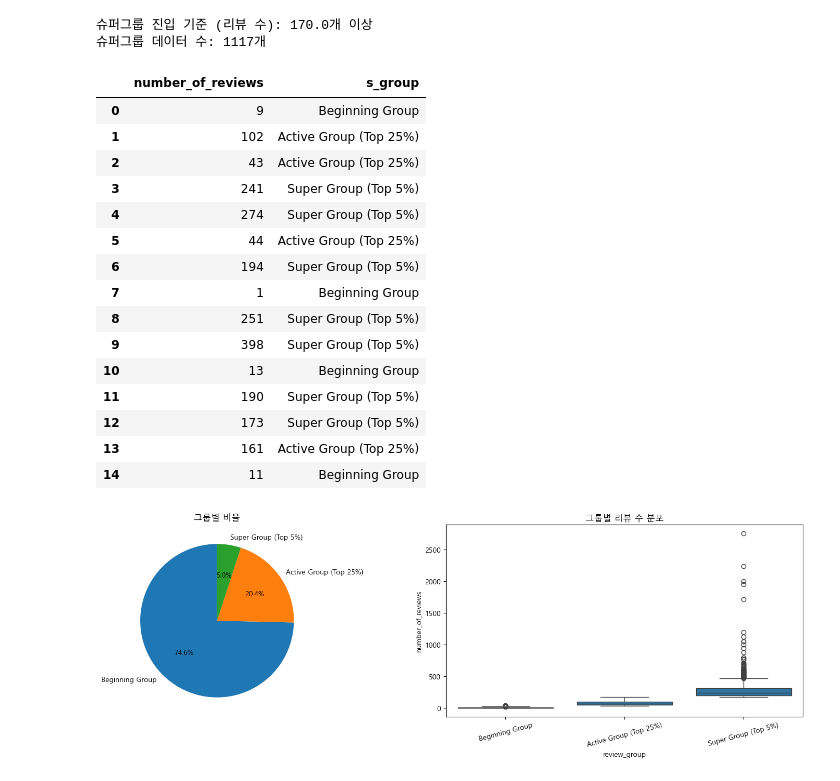
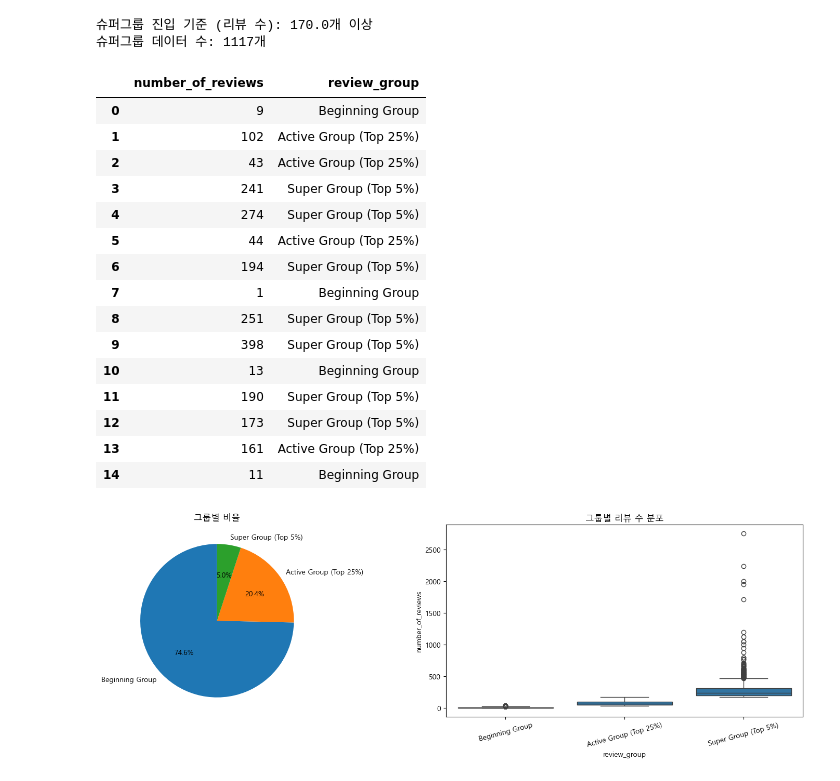
Before and after one commit to sybeom528/airbnb_price_prediction, a Jupyter notebook: notebooks/pjh.ipynb, the cells around one changed output. Drawn from its saved outputs; the diff is of its cells as text; code cells hidden in the pictures.

Commit message:
reviews_new1

```diff
--- a/notebooks/pjh.ipynb
+++ b/notebooks/pjh.ipynb
@@ -273,13 +290,13 @@ plt.show()
 # %% [markdown]
 ### 4개부터 우하향
 # %%
-q3 = df["number_of_reviews"].quantile(0.75)
+q3 = df_cleaned["number_of_reviews"].quantile(0.75)
 
-top_25_df = df[df["number_of_reviews"] >= q3].copy()
+top_25_df_cleaned = df_cleaned[df_cleaned["number_of_reviews"] >= q3].copy()
 
 print(f"상위 25% 리뷰 수: {q3}개")
-print(f"데이터 개수: {len(top_25_df)}개")
-print(top_25_df["number_of_reviews"].describe())
+print(f"데이터 개수: {len(top_25_df_cleaned)}개")
+print(top_25_df_cleaned["number_of_reviews"].describe())
 # %% [output]
 상위 25% 리뷰 수: 35.0개
 데이터 개수: 5662개
@@ -294,7 +311,7 @@ max      2749.000000
 Name: number_of_reviews, dtype: float64
 # %%
 # 상위 5% (슈퍼그룹)
-super_reviews = df["number_of_reviews"].quantile(0.95)
+super_reviews = df_cleaned["number_of_reviews"].quantile(0.95)
 
 
 # 등급 함수 정의
@@ -308,20 +325,20 @@ def get_group(x, super_95, super_75):
 
 
 # 데이터프레임에 그룹 적용
-df["review_group"] = df["number_of_reviews"].apply(lambda x: get_group(x, super_reviews, q3))
+df_cleaned["review_group"] = df_cleaned["number_of_reviews"].apply(lambda x: get_group(x, super_reviews, q3))
 
 # 슈퍼그룹만 별도로 추출
-super_group_df = df[df["review_group"] == "Super Group (Top 5%)"].copy()
+super_group_df_cleaned = df_cleaned[df_cleaned["review_group"] == "Super Group (Top 5%)"].copy()
 
 print(f"슈퍼그룹 진입 기준 (리뷰 수): {super_reviews:.1f}개 이상")
-print(f"슈퍼그룹 데이터 수: {len(super_group_df)}개")
+print(f"슈퍼그룹 데이터 수: {len(super_group_df_cleaned)}개")
 # %% [output]
 슈퍼그룹 진입 기준 (리뷰 수): 170.0개 이상
 슈퍼그룹 데이터 수: 1117개
 # %%
-df[["number_of_reviews", "review_group"]].head(15)
+df_cleaned[["number_of_reviews", "review_group"]].head(15)
 # %% [output]
-|  | number_of_reviews | s_group |
+|  | number_of_reviews | review_group |
 | 0 | 9 | Beginning Group |
 | 1 | 102 | Active Group (Top 25%) |
 | 2 | 43 | Active Group (Top 25%) |
```
Also changed, not shown: parts of 44 cells of this notebook, 1 other file.
